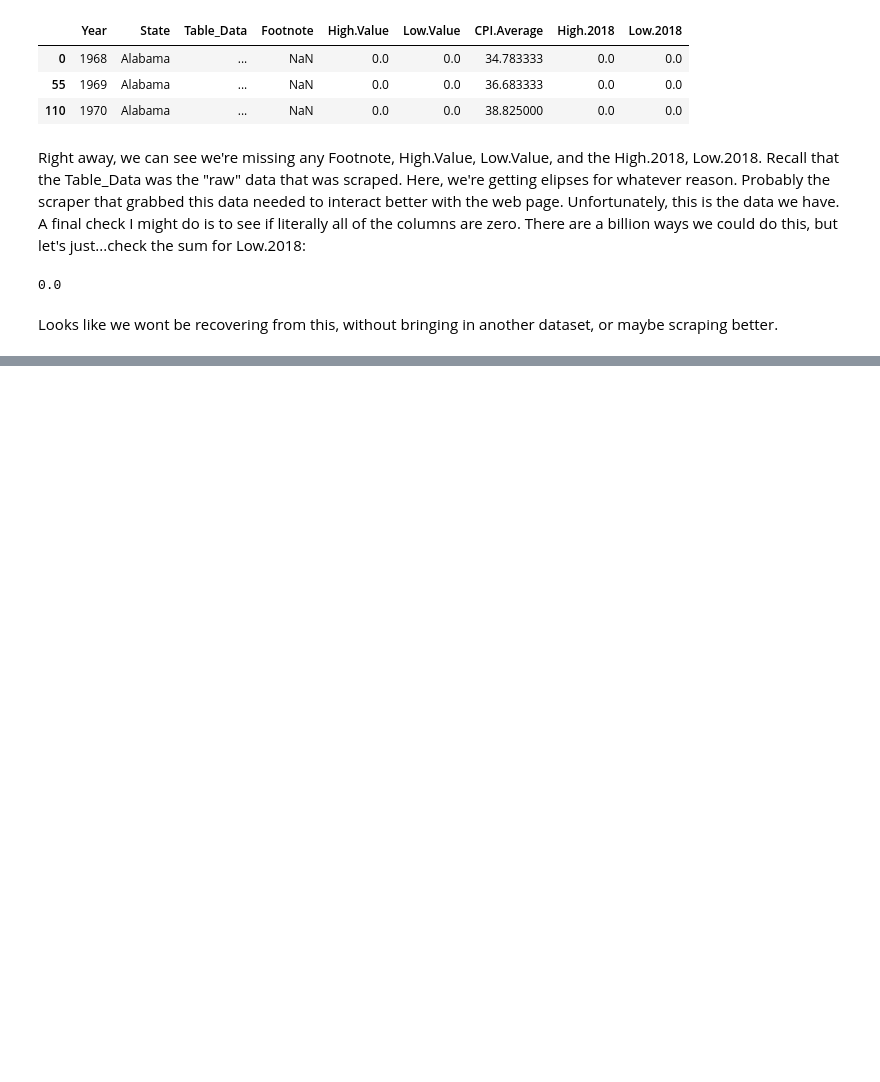
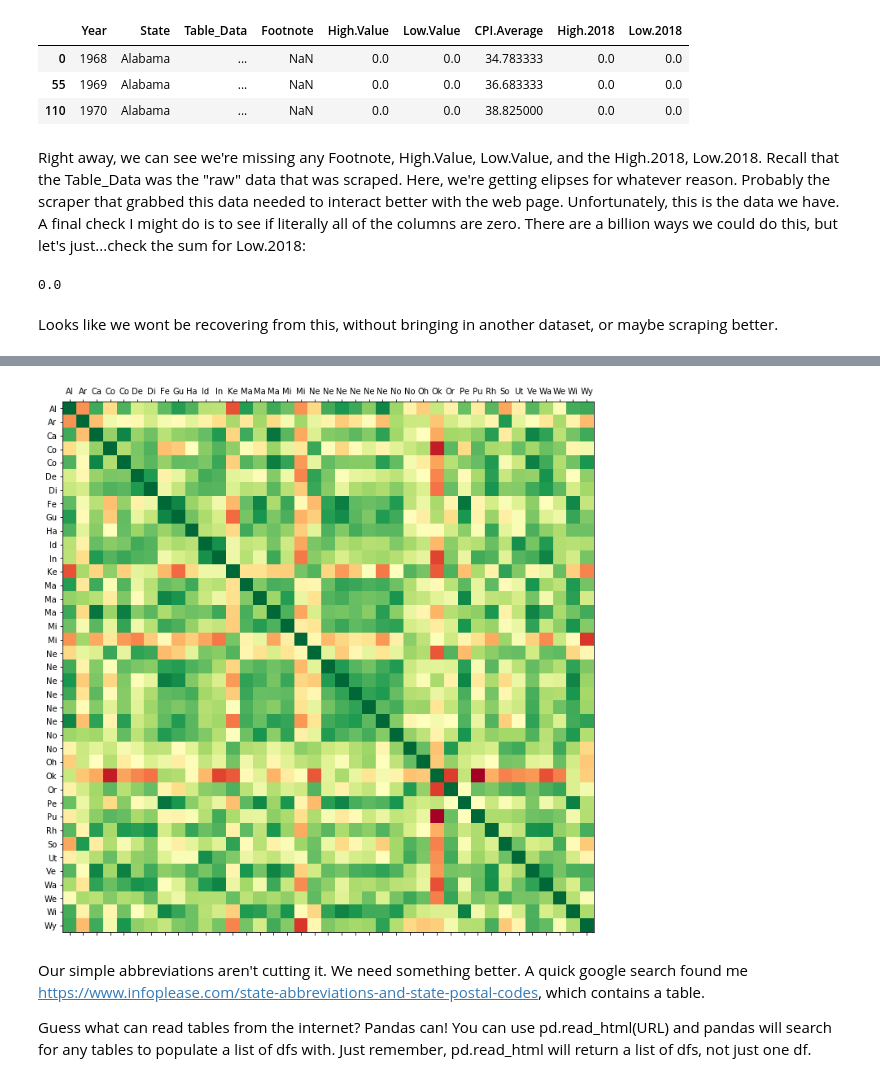
Before and after one commit to illumi91/Groupby_practice, a Jupyter notebook: Groupby on min wage dataset.ipynb, the cells around one changed output, grey strips where cells are left out. Cells and saved outputs as stored; diff of their text form; code cells hidden in the pictures; blank space fills up the shorter version.

```diff
--- a/Groupby on min wage dataset.ipynb
+++ b/Groupby on min wage dataset.ipynb
@@ -155,0 +179,16 @@ Looks like we wont be recovering from this, without bringing in another dataset,
+# %%
+fig = plt.figure(figsize=(12,12))  # figure so we can add axis
+ax = fig.add_subplot(111)  # define axis, so we can modify
+ax.matshow(min_wage_corr, cmap=plt.cm.RdYlGn)  # display the matrix
+ax.set_xticks(np.arange(len(labels)))  # show them all!
+ax.set_yticks(np.arange(len(labels)))  # show them all!
+ax.set_xticklabels(labels)  # set to be the abbv (vs useless #)
+ax.set_yticklabels(labels)  # set to be the abbv (vs useless #)
+
+plt.show()
+# %% [output]
+[figure, added]
+# %% [markdown]
+Our simple abbreviations aren't cutting it. We need something better. A quick google search found me https://www.infoplease.com/state-abbreviations-and-state-postal-codes, which contains a table.
+
+Guess what can read tables from the internet? Pandas can! You can use pd.read_html(URL) and pandas will search for any tables to populate a list of dfs with. Just remember, pd.read_html will return a list of dfs, not just one df.
```
Also changed, not shown: parts of 23 cells of this notebook, 1 other file.
